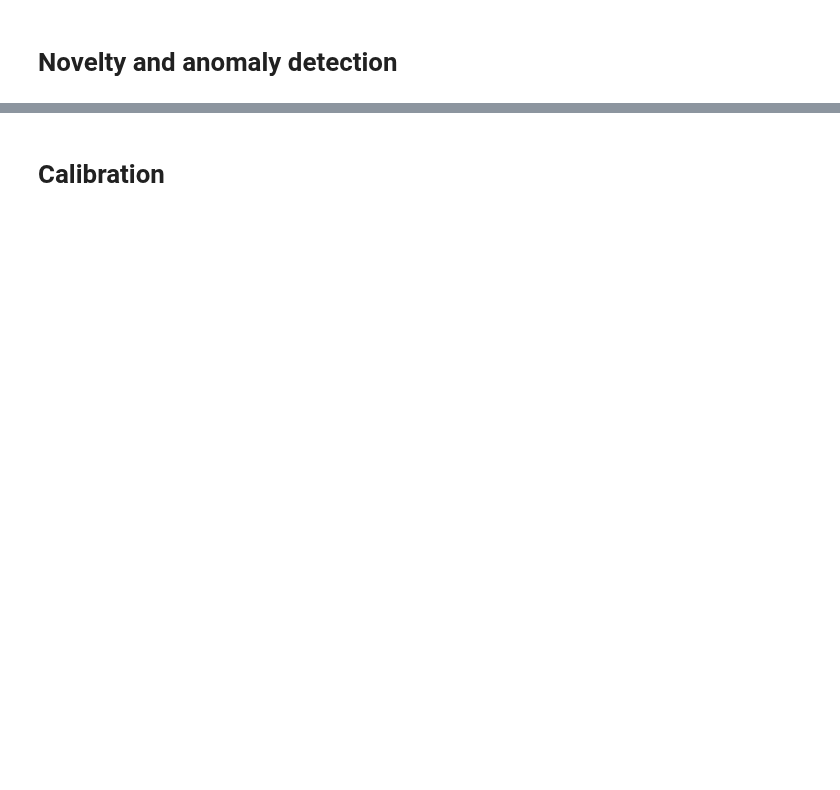
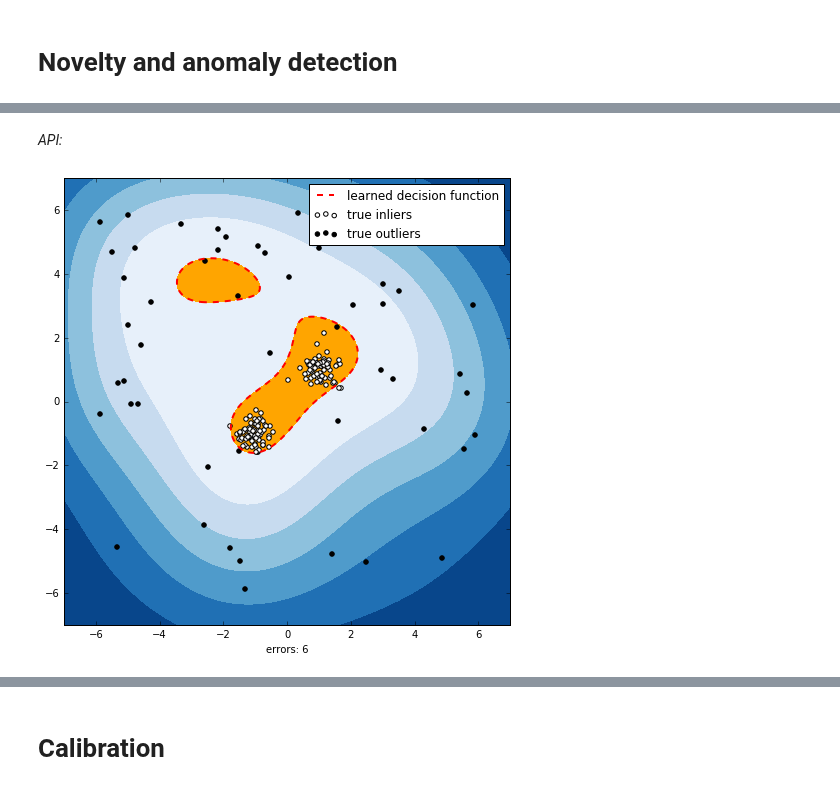
Before and after one commit to glouppe/tutorials-scikit-learn, a Jupyter notebook: Robust and calibrated estimators with Scikit-Learn.ipynb, the cells around one changed output, grey strips where cells are left out. Saved outputs shown, nothing was run; the diff lists cells and outputs as text; code cells hidden in the pictures; blank space fills up the shorter version.

```diff
--- a/Robust and calibrated estimators with Scikit-Learn.ipynb
+++ b/Robust and calibrated estimators with Scikit-Learn.ipynb
@@ -131,0 +122,2 @@ plot_surface(clf, X, y)
+# %% [markdown]
+_API:_
@@ -131,0 +131,32 @@ plot_surface(clf, X, y)
+# %%
+from sklearn.svm import OneClassSVM
+from sklearn.covariance import EllipticEnvelope
+from sklearn.ensemble import IsolationForest
+from robustness import plot_outlier_detector
+
+# Settings
+n_samples = 200
+outliers_fraction = 0.25
+offset = 1
+
+# Generate data
+np.random.seed(42)
+n_inliers = int((1. - outliers_fraction) * n_samples)
+n_outliers = int(outliers_fraction * n_samples)
+X1 = 0.3 * np.random.randn(n_inliers // 2, 2) - offset
+X2 = 0.3 * np.random.randn(n_inliers // 2, 2) + offset
+X = np.r_[X1, X2]
+X = np.r_[X, np.random.uniform(low=-6, high=6, size=(n_outliers, 2))]
+ground_truth = np.ones(n_samples, dtype=int)
+ground_truth[-n_outliers:] = 0
+
+# Train
+clf = OneClassSVM(nu=0.95 * outliers_fraction + 0.05, kernel="rbf", gamma=0.1)
+# clf = EllipticEnvelope(contamination=.1)
+# clf = IsolationForest(max_samples=n_samples)
+clf.fit(X)
+
+# Plot
+plot_outlier_detector(clf, X, ground_truth, outliers_fraction, n_outliers)
+# %% [output]
+[figure, added]
```
Also changed, not shown: parts of 13 cells of this notebook, 1 other file.
